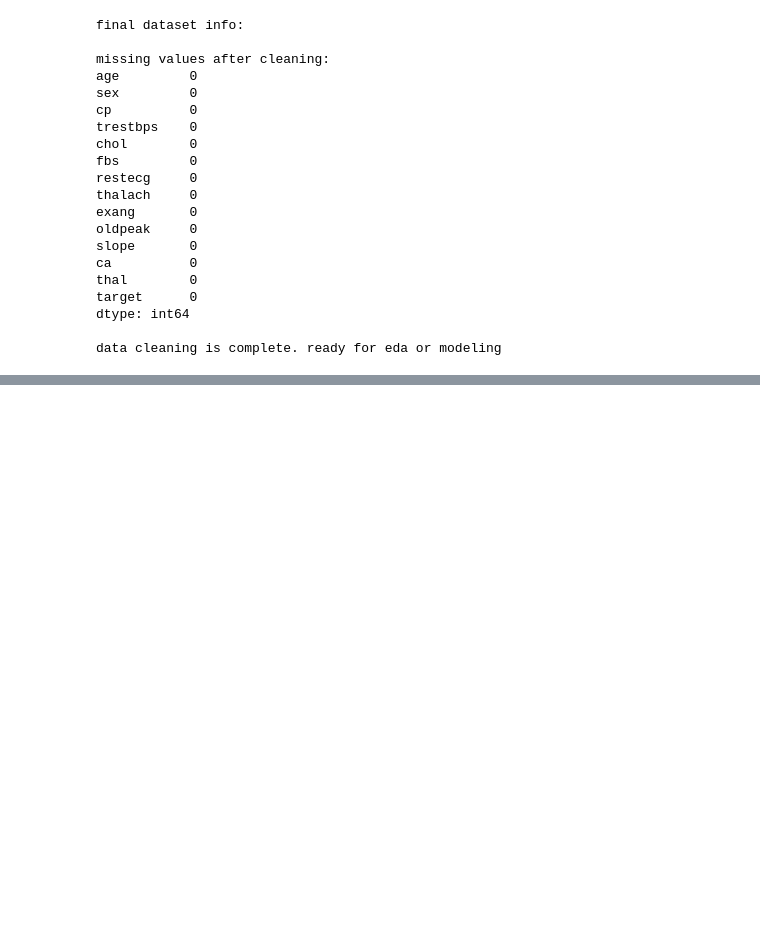
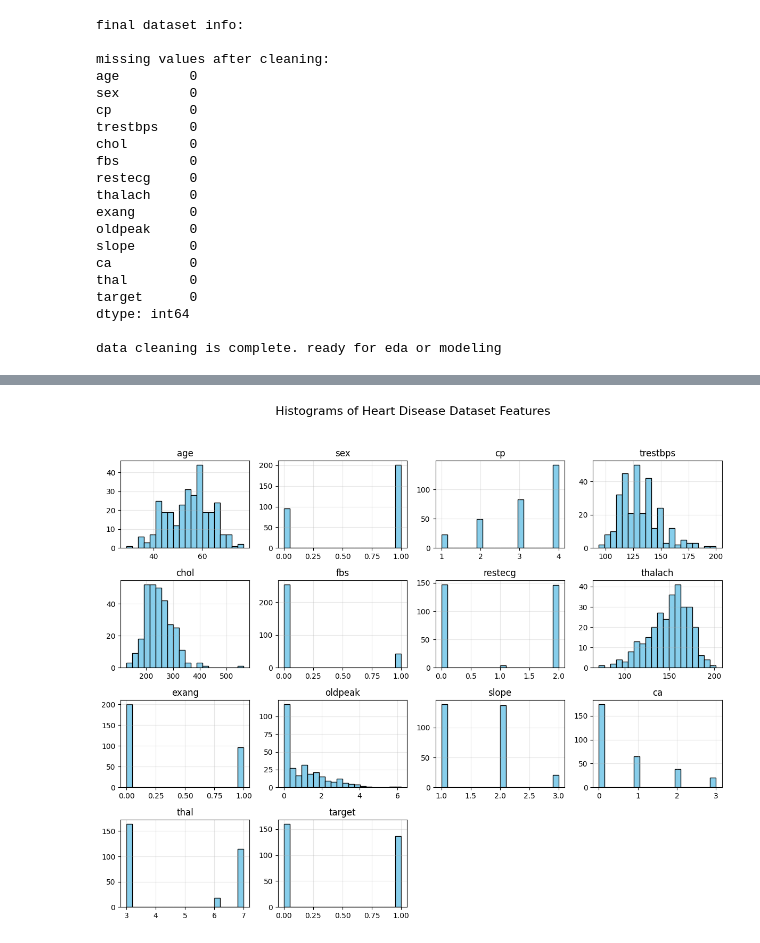
Before and after one commit to vinhbin/heartdiseaseDS, a Jupyter notebook: project.ipynb, the cells around one changed output, grey strips where cells are left out. Drawn from its saved outputs; the diff is of its cells as text; code cells hidden in the pictures; blank space fills up the shorter version.

```diff
--- a/project.ipynb
+++ b/project.ipynb
@@ -248,0 +423,13 @@ data cleaning is complete. ready for eda or modeling
+# %%
+import matplotlib.pyplot as plt
+
+df.hist(figsize=(12, 10), bins=20, color='skyblue', edgecolor='black')
+plt.suptitle('Histograms of Heart Disease Dataset Features', fontsize=16)
+
+plt.tight_layout(rect=[0, 0, 1, 0.95])
+for ax in plt.gcf().axes:
+    ax.grid(alpha=0.3)
+
+plt.show()
+# %% [output]
+[figure, added]
```
Also changed, not shown: parts of 18 cells of this notebook.
